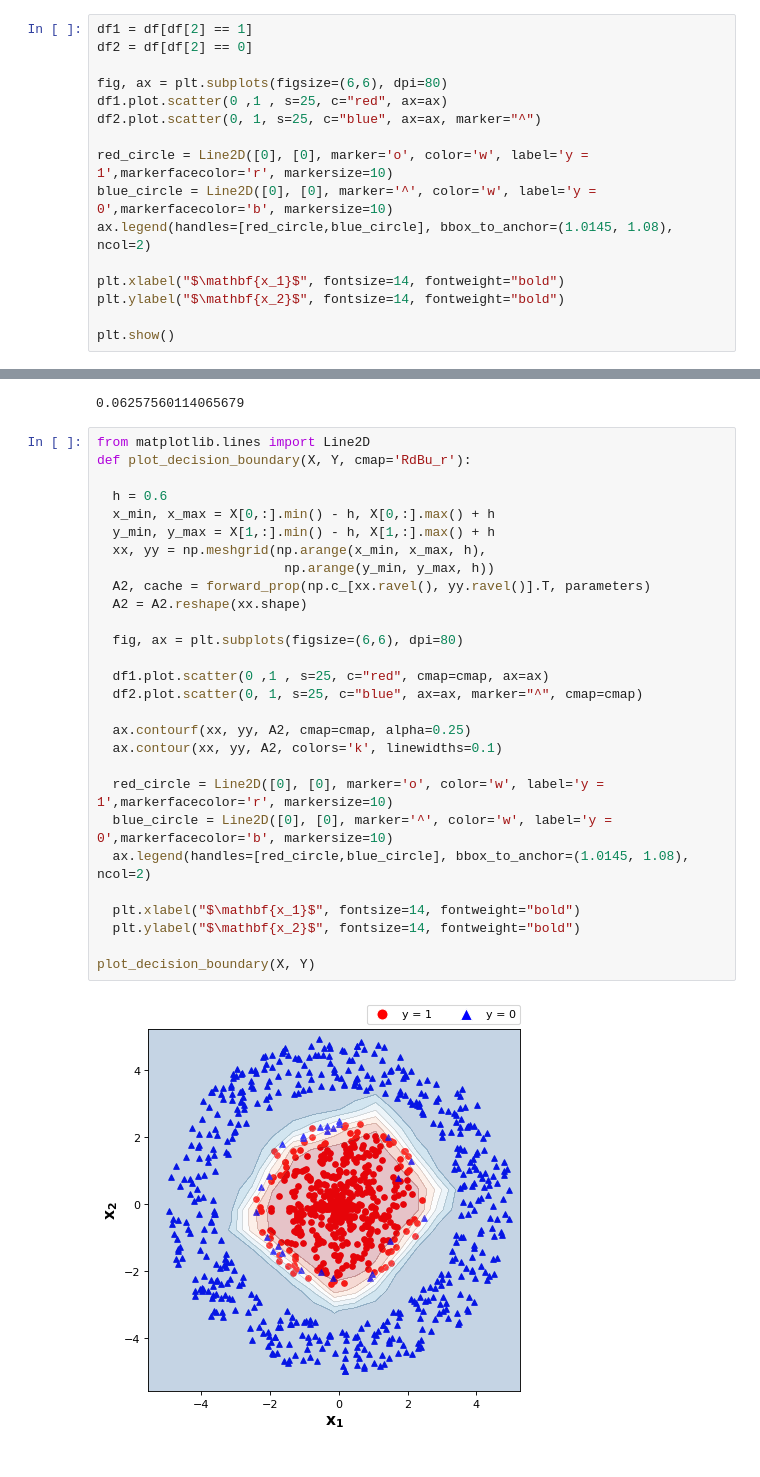
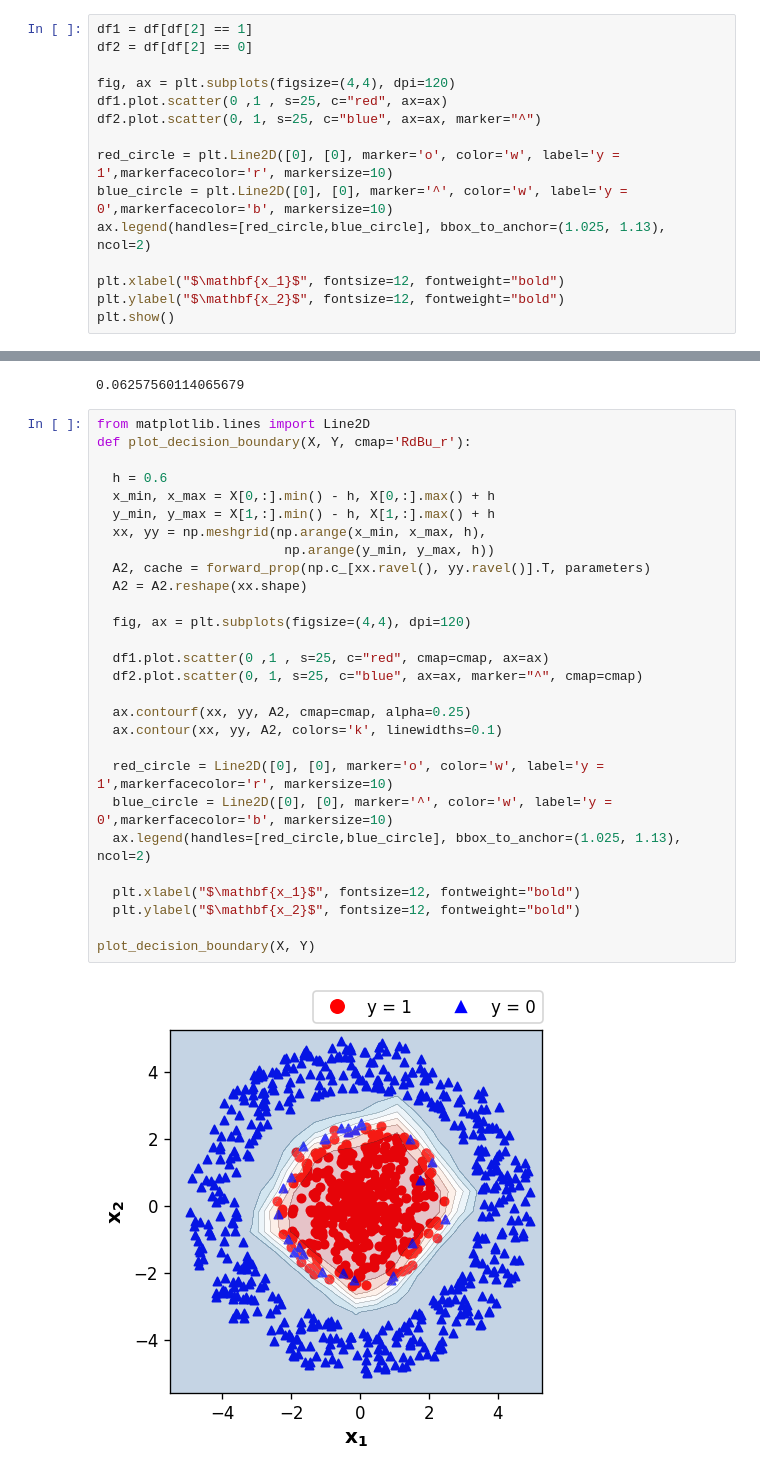
Before and after one commit to tayfununal/Artificial-Neural-Network-with-One-Hidden-Layer, a Jupyter notebook: new_revision.ipynb, the cells around one changed output, grey strips where cells are left out. Saved outputs shown, nothing was run; the diff lists cells and outputs as text.

```diff
--- a/new_revision.ipynb
+++ b/new_revision.ipynb
@@ -158,16 +158,15 @@ df.loc[df.loc[:,2] ==-1,2]=0 #change the label which is 0 to -1
 df1 = df[df[2] == 1]
 df2 = df[df[2] == 0]
 
-fig, ax = plt.subplots(figsize=(6,6), dpi=80)
+fig, ax = plt.subplots(figsize=(4,4), dpi=120)
 df1.plot.scatter(0 ,1 , s=25, c="red", ax=ax)
 df2.plot.scatter(0, 1, s=25, c="blue", ax=ax, marker="^")
 
-red_circle = Line2D([0], [0], marker='o', color='w', label='y = 1',markerfacecolor='r', markersize=10)
-blue_circle = Line2D([0], [0], marker='^', color='w', label='y = 0',markerfacecolor='b', markersize=10)
-ax.legend(handles=[red_circle,blue_circle], bbox_to_anchor=(1.0145, 1.08), ncol=2)
+red_circle = plt.Line2D([0], [0], marker='o', color='w', label='y = 1',markerfacecolor='r', markersize=10)
+blue_circle = plt.Line2D([0], [0], marker='^', color='w', label='y = 0',markerfacecolor='b', markersize=10)
+ax.legend(handles=[red_circle,blue_circle], bbox_to_anchor=(1.025, 1.13), ncol=2)
 
-plt.xlabel("$\mathbf{x_1}$", fontsize=14, fontweight="bold")
-plt.ylabel("$\mathbf{x_2}$", fontsize=14, fontweight="bold")
-
+plt.xlabel("$\mathbf{x_1}$", fontsize=12, fontweight="bold")
+plt.ylabel("$\mathbf{x_2}$", fontsize=12, fontweight="bold")
 plt.show()
 # %% [output]
@@ -285,30 +284,30 @@ cost
 # %%
 from matplotlib.lines import Line2D
 def plot_decision_boundary(X, Y, cmap='RdBu_r'):
 
   h = 0.6
   x_min, x_max = X[0,:].min() - h, X[0,:].max() + h
   y_min, y_max = X[1,:].min() - h, X[1,:].max() + h
   xx, yy = np.meshgrid(np.arange(x_min, x_max, h),
                         np.arange(y_min, y_max, h))
   A2, cache = forward_prop(np.c_[xx.ravel(), yy.ravel()].T, parameters)
   A2 = A2.reshape(xx.shape)
 
-  fig, ax = plt.subplots(figsize=(6,6), dpi=80)
+  fig, ax = plt.subplots(figsize=(4,4), dpi=120)
 
   df1.plot.scatter(0 ,1 , s=25, c="red", cmap=cmap, ax=ax)
   df2.plot.scatter(0, 1, s=25, c="blue", ax=ax, marker="^", cmap=cmap)
 
   ax.contourf(xx, yy, A2, cmap=cmap, alpha=0.25)
   ax.contour(xx, yy, A2, colors='k', linewidths=0.1)
 
   red_circle = Line2D([0], [0], marker='o', color='w', label='y = 1',markerfacecolor='r', markersize=10)
   blue_circle = Line2D([0], [0], marker='^', color='w', label='y = 0',markerfacecolor='b', markersize=10)
-  ax.legend(handles=[red_circle,blue_circle], bbox_to_anchor=(1.0145, 1.08), ncol=2)
+  ax.legend(handles=[red_circle,blue_circle], bbox_to_anchor=(1.025, 1.13), ncol=2)
 
-  plt.xlabel("$\mathbf{x_1}$", fontsize=14, fontweight="bold")
-  plt.ylabel("$\mathbf{x_2}$", fontsize=14, fontweight="bold")
+  plt.xlabel("$\mathbf{x_1}$", fontsize=12, fontweight="bold")
+  plt.ylabel("$\mathbf{x_2}$", fontsize=12, fontweight="bold")
 
 plot_decision_boundary(X, Y)
 # %% [output]
-[figure, old version]
+[figure, new version]
```
Also changed, not shown: parts of 2 cells of this notebook.
